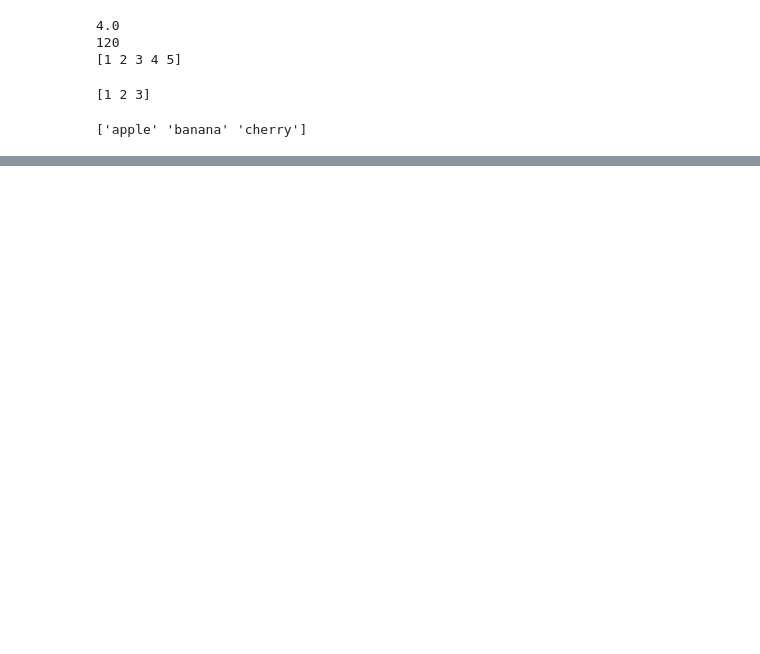
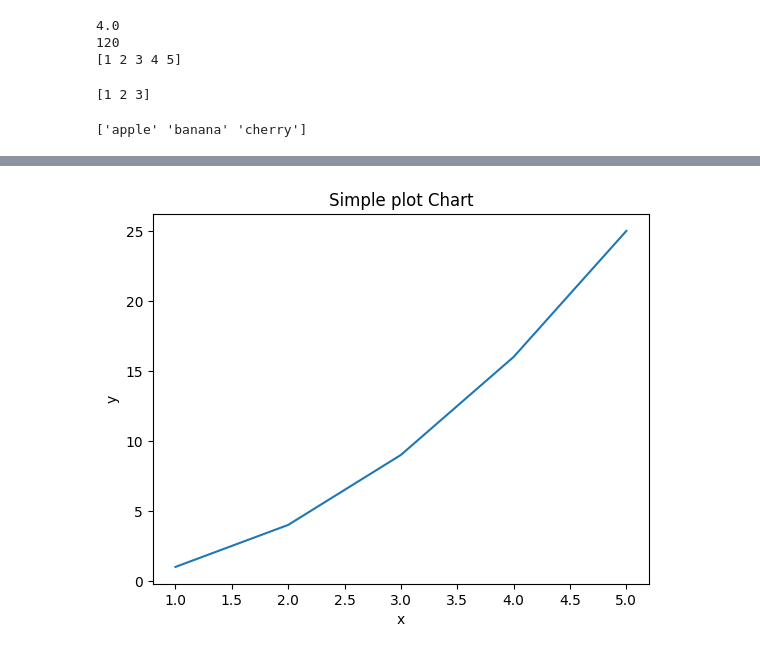
Before and after one commit to greapis/jaeha-shim, a Jupyter notebook: AI_Tensor_LS.ipynb, the cells around one changed output, grey strips where cells are left out. Saved outputs shown, nothing was run; the diff lists cells and outputs as text; code cells hidden in the pictures; blank space fills up the shorter version.

```diff
--- a/AI_Tensor_LS.ipynb
+++ b/AI_Tensor_LS.ipynb
@@ -50,0 +58,17 @@ print(rn3)
+# %%
+## line graph ##
+
+x = [1,2,3,4,5]
+y = [1,4,9,16,25]
+
+plt.plot(x,y)
+
+plt.title("Simple plot Chart")
+
+plt.xlabel("x")
+plt.ylabel("y")
+
+# show the graph
+plt.show()
+# %% [output]
+[figure, added]
```
Also changed, not shown: parts of 3 cells of this notebook.
